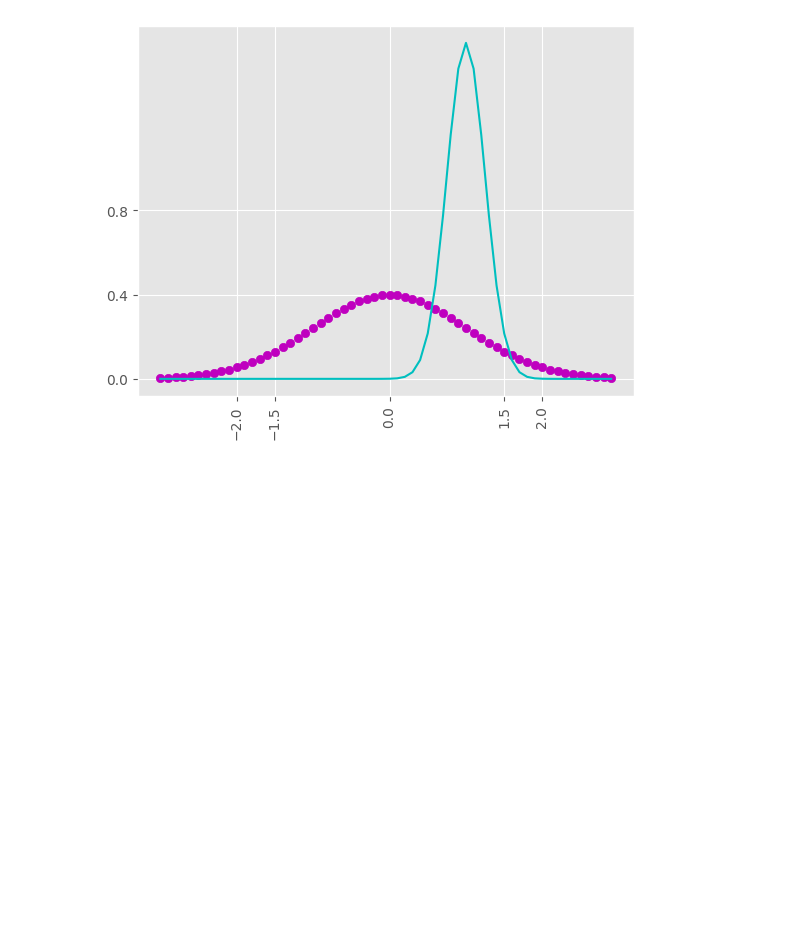
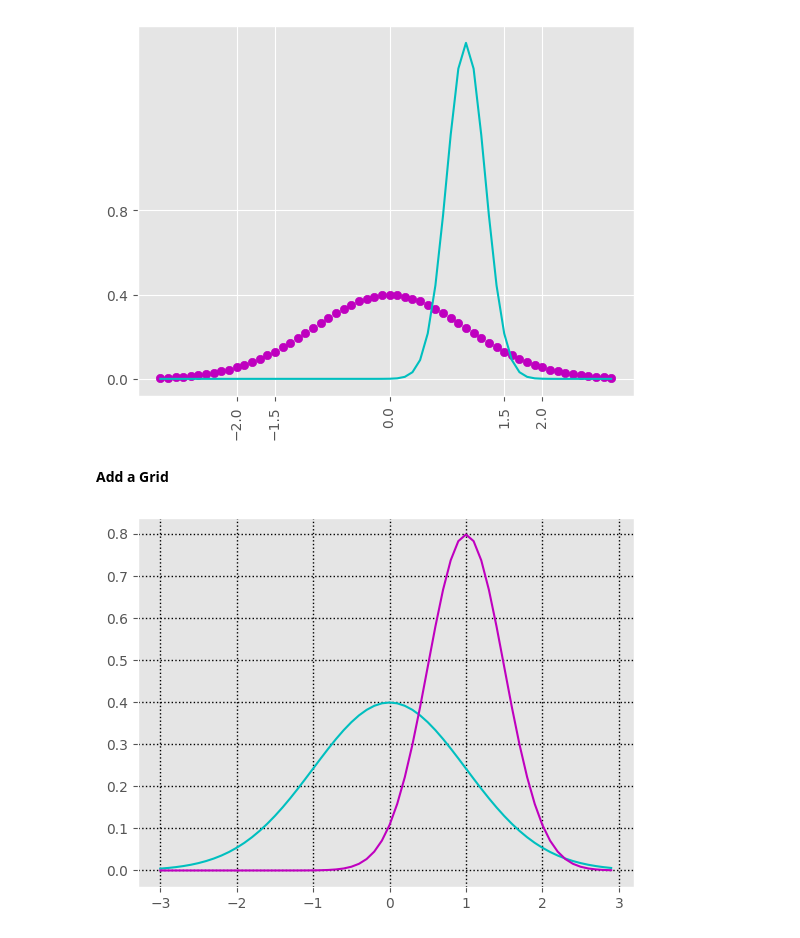
Before and after one commit to karthik-k11/Data-Science-Libraries-Practice, a Jupyter notebook: Matplotlib_practice.ipynb, the cells around one changed output. Drawn from its saved outputs; the diff is of its cells as text; code cells hidden in the pictures; blank space fills up the shorter version.

```diff
--- a/Matplotlib_practice.ipynb
+++ b/Matplotlib_practice.ipynb
@@ -83,3 +83,13 @@ plt.xticks(rotation=90) # Rotates the x axis labels 90 degrees
 plt.show()
 # %% [output]
 [figure]
+# %% [markdown]
+**Add a Grid**
+# %%
+plt.plot(x, norm.pdf(x), color='c')
+plt.plot(x, norm.pdf(x, 1.0, 0.5), color='m')
+
+plt.grid(axis='both',color='k', linestyle=':', linewidth=1.0) # adding grid to the plot for x axis 'x', 'y', linewidth,  # liinestyle = -', '--', '-.', ':', ''
+plt.show()
+# %% [output]
+[figure, added]
```
Also changed, not shown: parts of 2 cells of this notebook.
